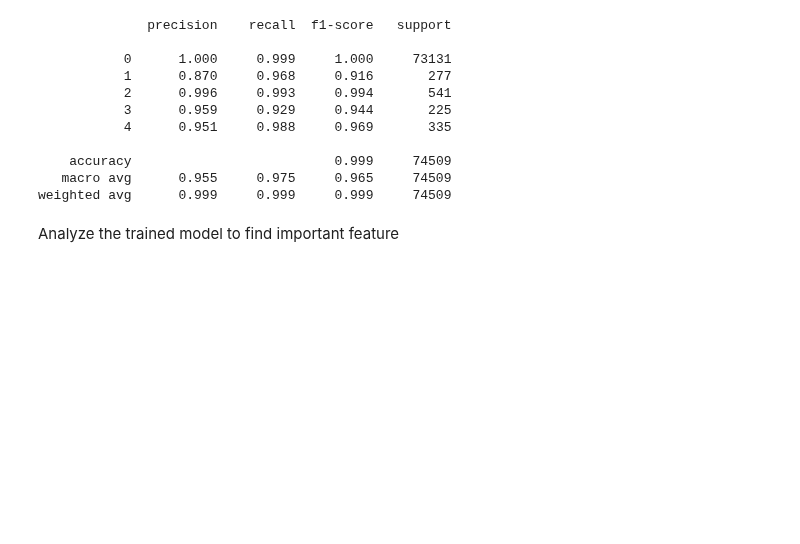
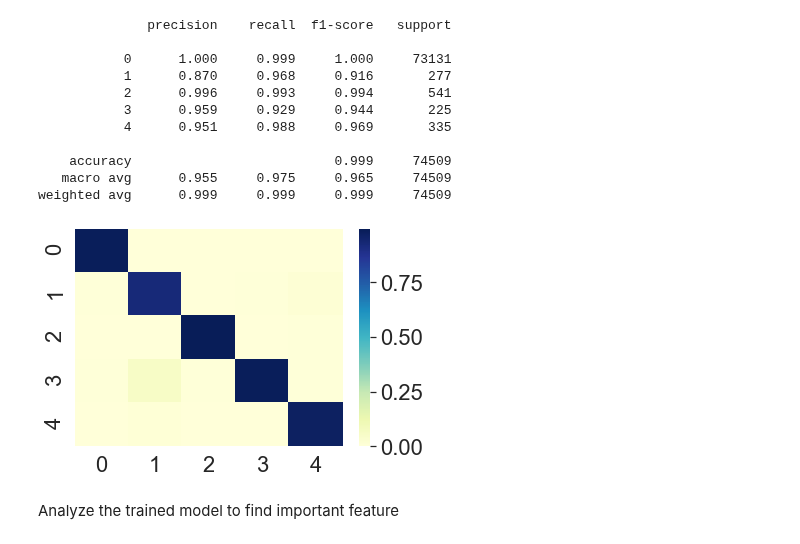
Before and after one commit to VisusAdAstra/Soen471, a Jupyter notebook: code/XGB.ipynb, the cells around one changed output. Saved outputs shown, nothing was run; the diff lists cells and outputs as text; code cells hidden in the pictures; blank space fills up the shorter version.

Commit message:
add scale confusion matrix

```diff
--- a/code/XGB.ipynb
+++ b/code/XGB.ipynb
@@ -302,6 +302,11 @@ print(metrics.classification_report(y_true, y_pred, digits=3))
     accuracy                          0.999     74509
    macro avg      0.955     0.975     0.965     74509
 weighted avg      0.999     0.999     0.999     74509
+# %%
+confusion = confusion.astype('float') / confusion.sum(axis=0)[:, np.newaxis]
+f = sn.heatmap(confusion, cmap="YlGnBu")
+# %% [output]
+[figure, added]
 # %% [markdown]
 Analyze the trained model to find important feature
 # %%
```
